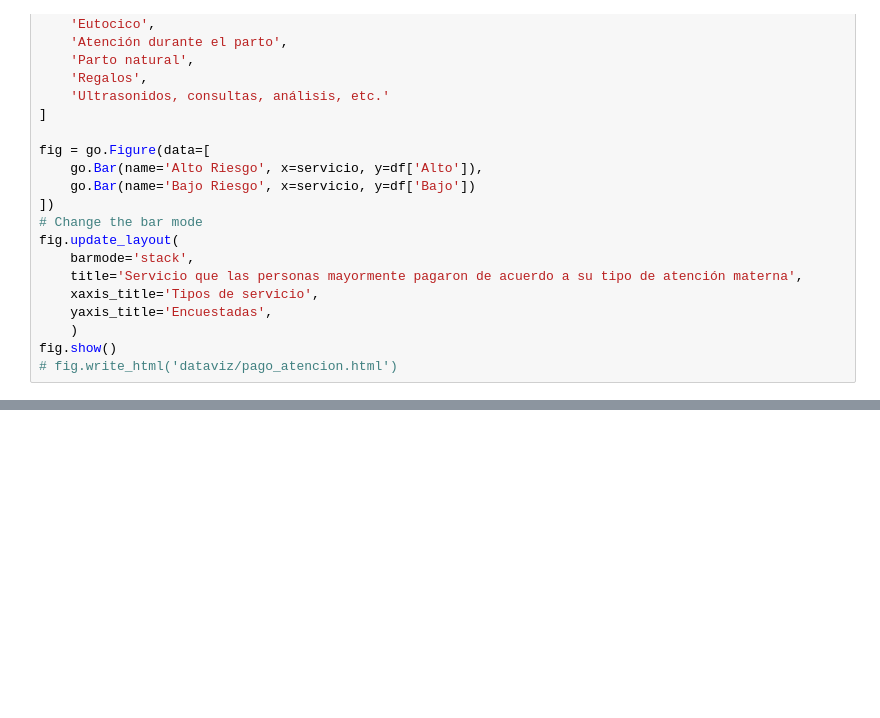
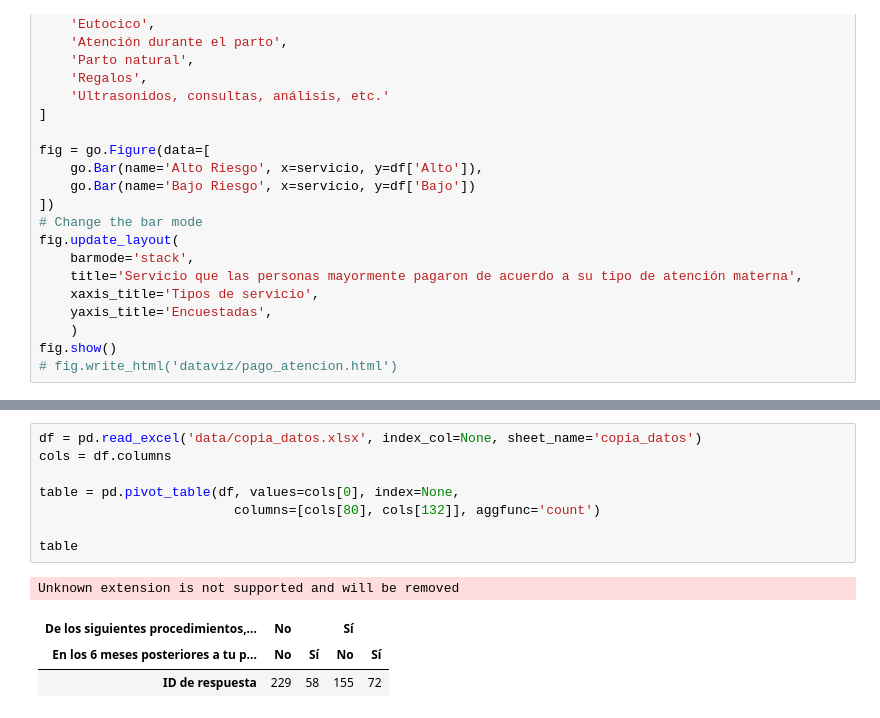
Before and after one commit to DataCritica/violencia-obstetrica-cuba, a Jupyter notebook: dataviz.ipynb, the cells around one changed output, grey strips where cells are left out. Cells and saved outputs as stored; diff of their text form; blank space fills up the shorter version.

```diff
--- a/dataviz.ipynb
+++ b/dataviz.ipynb
@@ -909,0 +1069,13 @@ fig.show()
+# %%
+df = pd.read_excel('data/copia_datos.xlsx', index_col=None, sheet_name='copia_datos')
+cols = df.columns
+
+table = pd.pivot_table(df, values=cols[0], index=None,
+                         columns=[cols[80], cols[132]], aggfunc='count')
+
+table
+# %% [output]
+Unknown extension is not supported and will be removed
+| De los siguientes procedimientos,... | No |  | Sí |  |
+| En los 6 meses posteriores a tu p... | No | Sí | No | Sí |
+| ID de respuesta | 229 | 58 | 155 | 72 |
```
Also changed, not shown: parts of 16 cells of this notebook, 7 other files.
